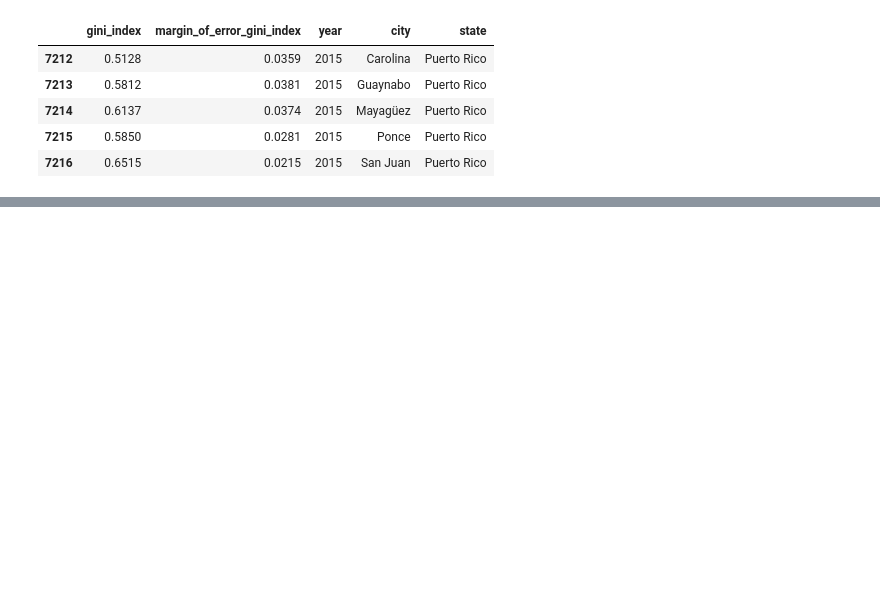
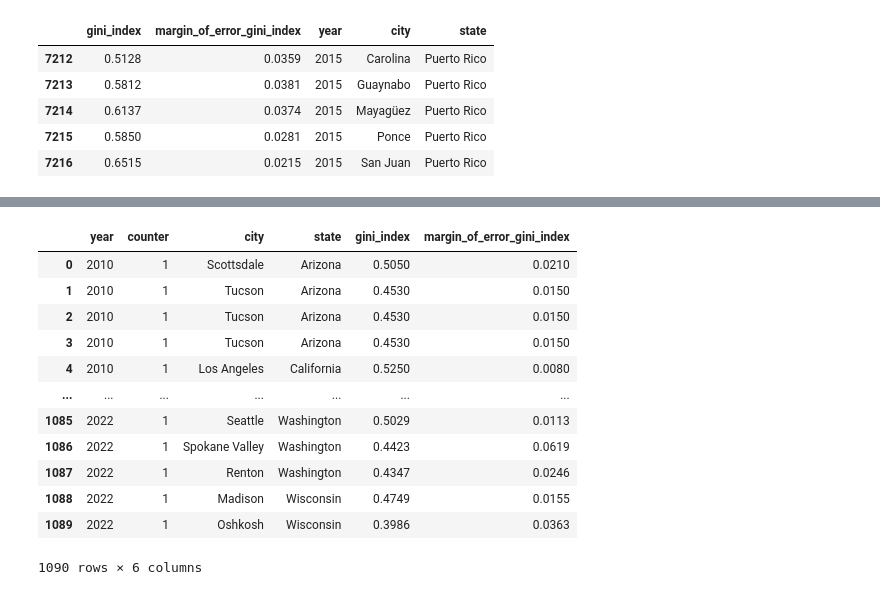
Before and after one commit to reckoning-machines/sharing-sacred-spaces, a Jupyter notebook: notebooks/fbi_data_eda.ipynb, the cells around one changed output, grey strips where cells are left out. Saved outputs shown, nothing was run; the diff lists cells and outputs as text; code cells hidden in the pictures; blank space fills up the shorter version.

Commit message:
update with data science node

```diff
--- a/notebooks/fbi_data_eda.ipynb
+++ b/notebooks/fbi_data_eda.ipynb
@@ -215,0 +167,23 @@ b.merge(a,how='inner',left_on=['year','city'],right_on=['year','city'])
+# %%
+root = os.getcwd()
+root = root.split('/')[:-1]
+root = "/".join(root[1:])
+root = "/" + root
+root = root + "/data/03_primary/"
+dataset = pd.read_csv(f"{root}dataset.csv")
+# %%
+dataset
+# %% [output]
+|  | year | counter | city | state | gini_index | margin_of_error_gini_index |
+| 0 | 2010 | 1 | Scottsdale | Arizona | 0.5050 | 0.0210 |
+| 1 | 2010 | 1 | Tucson | Arizona | 0.4530 | 0.0150 |
+| 2 | 2010 | 1 | Tucson | Arizona | 0.4530 | 0.0150 |
+| 3 | 2010 | 1 | Tucson | Arizona | 0.4530 | 0.0150 |
+| 4 | 2010 | 1 | Los Angeles | California | 0.5250 | 0.0080 |
+| ... | ... | ... | ... | ... | ... | ... |
+| 1085 | 2022 | 1 | Seattle | Washington | 0.5029 | 0.0113 |
+| 1086 | 2022 | 1 | Spokane Valley | Washington | 0.4423 | 0.0619 |
+| 1087 | 2022 | 1 | Renton | Washington | 0.4347 | 0.0246 |
+| 1088 | 2022 | 1 | Madison | Wisconsin | 0.4749 | 0.0155 |
+| 1089 | 2022 | 1 | Oshkosh | Wisconsin | 0.3986 | 0.0363 |
+1090 rows × 6 columns
```
Also changed, not shown: parts of 6 cells of this notebook, 5 other files.
